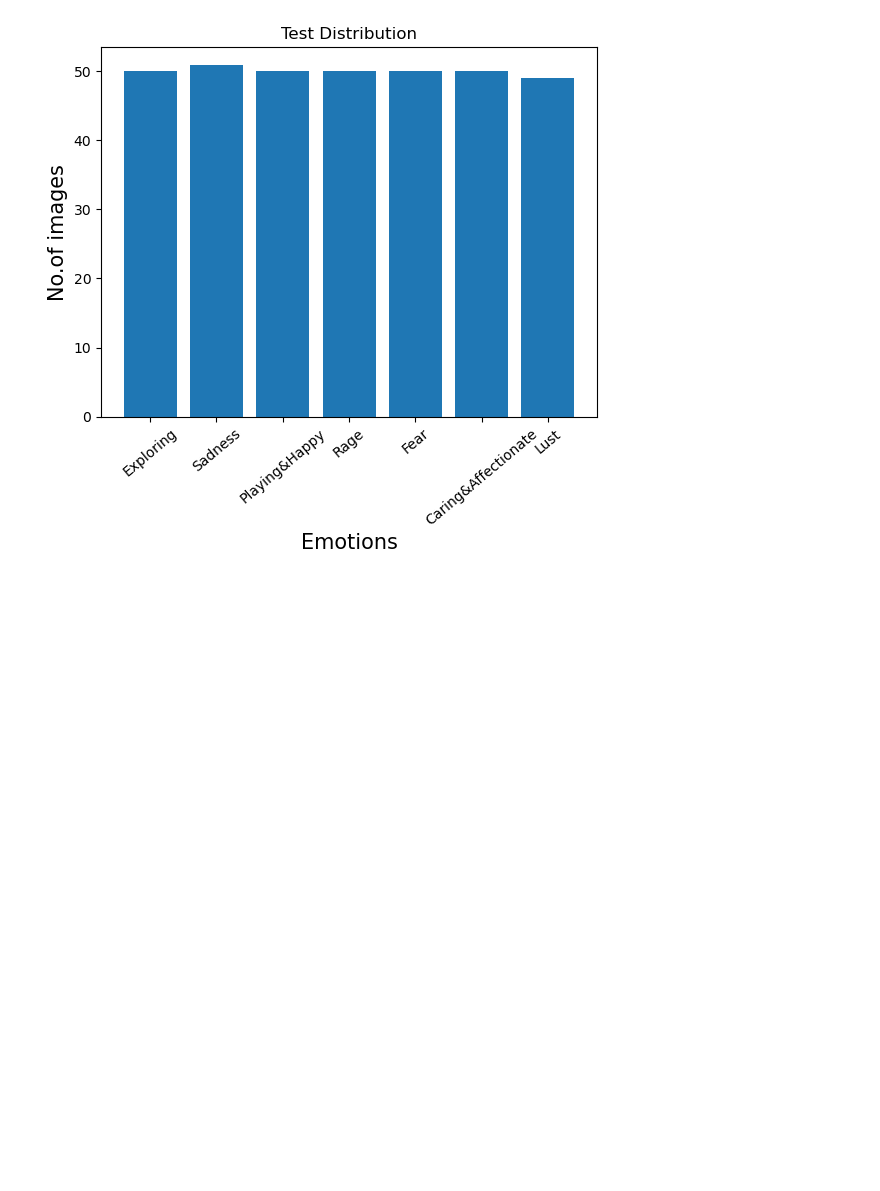
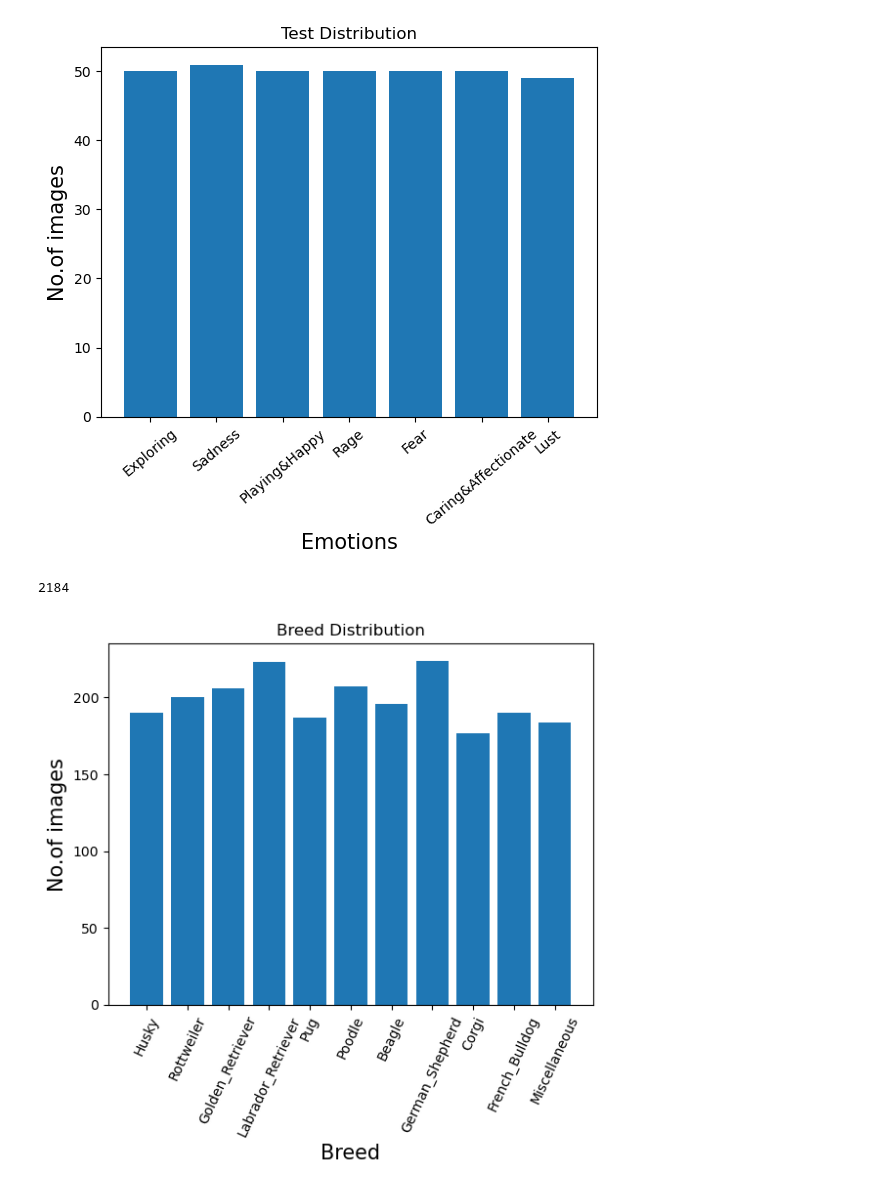
Before and after one commit to caffeinekeyboard/Dog_Emotion_Classification, a Jupyter notebook: MoCo_Trials/labeled_Aarya/preprocessing.ipynb, the cells around one changed output. Drawn from its saved outputs; the diff is of its cells as text; code cells hidden in the pictures; blank space fills up the shorter version.

```diff
--- a/MoCo_Trials/labeled_Aarya/preprocessing.ipynb
+++ b/MoCo_Trials/labeled_Aarya/preprocessing.ipynb
@@ -94,3 +94,36 @@ plt.xticks(rotation = 40)
 plt.show()
 # %% [output]
 [figure]
+# %%
+breed_dict = {}
+label_dict = {}
+num_total = 0
+# %%
+for label in os.listdir(all_images):
+    label_path = all_images + '/' + label
+    num_label = 0
+    for breed in os.listdir(label_path):
+        breed_path = label_path + '/' + breed
+        num_breed = len(list(paths.list_files(breed_path)))
+        if(breed in breed_dict):
+            breed_dict[breed] += num_breed
+        else:
+            breed_dict[breed] = num_breed
+        num_label += num_breed
+    num_total += num_label
+    label_dict[label] = num_label
+# %%
+num_total
+# %% [output]
+2184
+# %%
+x = list(breed_dict.keys())
+y = list(breed_dict.values())
+plt.xlabel("Breed", fontsize = 15)
+plt.ylabel("No.of images", fontsize = 15)
+plt.title("Breed Distribution")
+plt.bar(x, y)
+plt.xticks(rotation = 65)
+plt.show()
+# %% [output]
+[figure, added]
```
Also changed, not shown: parts of 3 cells of this notebook, 3 other files.
